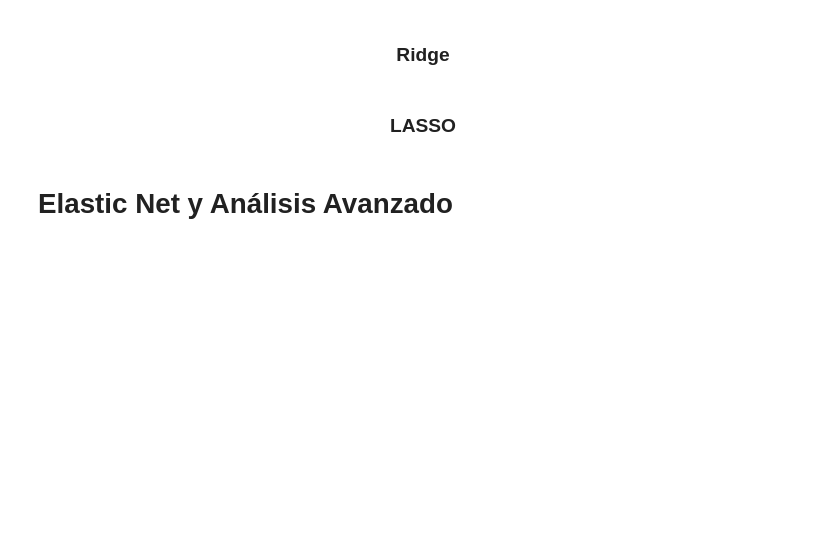
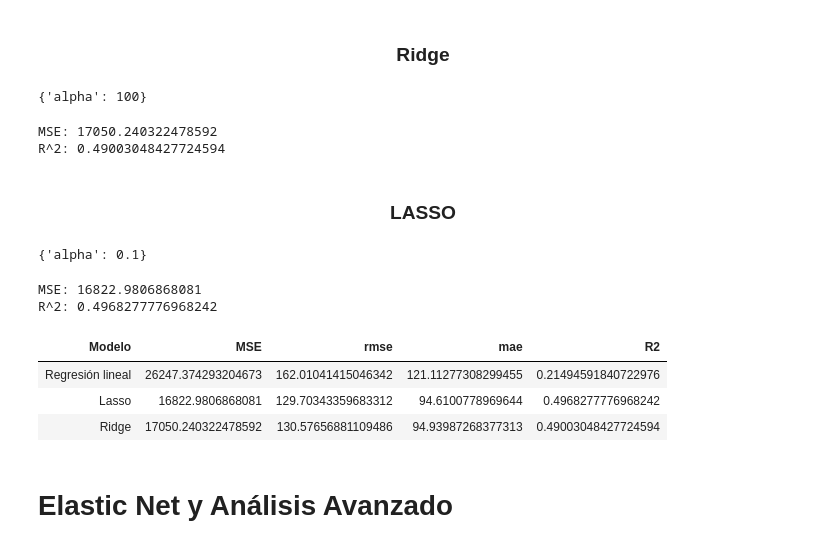
Before and after one commit to Inncubux/Taller1Data, a Jupyter notebook: AxelMondaca_SebastianHernandez.ipynb, the cells around one changed output. Cells and saved outputs as stored; diff of their text form; code cells hidden in the pictures; blank space fills up the shorter version.

```diff
--- a/AxelMondaca_SebastianHernandez.ipynb
+++ b/AxelMondaca_SebastianHernandez.ipynb
@@ -432,42 +447,57 @@ print(temp_vif, atemp_vif)
 # %% [markdown]
 <h3 align=center> Ridge </h3>
 # %%
-l2_optimizer = GridSearchCV(val, {'alpha': [0.001, 0.01, 0.1, 1, 10, 100, 1000]}, cv=5, scoring='r2') # modelo
+l2_optimizer = GridSearchCV(Ridge(), {'alpha': [0.001, 0.01, 0.1, 1, 10, 100, 1000]}, cv=5, scoring='r2') # modelo
 l2_optimizer.fit(X_train_mejorado, y_train_mejorado) # dobleces de la validación cruzada
 l2_optimizer.best_params_
+# %% [output]
+{'alpha': 100}
 # %%
 L2 = Ridge(alpha=l2_optimizer.best_params_["alpha"])
 L2.fit(X_train_mejorado, y_train_mejorado)
-y_pred = L2.predict(X_val_scaled)
-print(f'MSE: {mean_squared_error(y_test, y_pred)}')
-print(f'R^2: {r2_score(y_test, y_pred)}')
-ridge_mse = mean_squared_error(y_test, y_pred)
-ridge_r2 = r2_score(y_test, y_pred)
-rmse_ridge = np.sqrt(mse_mejorado)
-mae_ridge = mean_absolute_error(y_val_mejorado, y_pred_mejorado)
+y_pred = L2.predict(X_val_mejorado)
+print(f'MSE: {mean_squared_error(y_val_mejorado, y_pred)}')
+print(f'R^2: {r2_score(y_val_mejorado, y_pred)}')
+ridge_mse = mean_squared_error(y_val_mejorado, y_pred)
+ridge_r2 = r2_score(y_val_mejorado, y_pred)
+rmse_ridge = np.sqrt(ridge_mse)
+mae_ridge = mean_absolute_error(y_val_mejorado, y_pred)
+# %% [output]
+MSE: 17050.240322478592
+R^2: 0.49003048427724594
 # %% [markdown]
 <h3 align=center> LASSO</h3>
 # %%
-lasso_optimizer = GridSearchCV(val, {'alpha': [0.001, 0.01, 0.1, 1, 10, 100, 1000]}, cv=5, scoring='r2') # modelo
+lasso_optimizer = GridSearchCV(Lasso(), {'alpha': [0.001, 0.01, 0.1, 1, 10, 100, 1000]}, cv=5, scoring='r2') # modelo
 lasso_optimizer.fit(X_train_mejorado, y_train_mejorado) # dobleces de la validación cruzada
 lasso_optimizer.best_params_
+# %% [output]
+{'alpha': 0.1}
 # %%
-L1 = Lasso(alpha=lasso_optimizer)
+L1 = Lasso(alpha=lasso_optimizer.best_params_["alpha"])
 L1.fit(X_train_mejorado, y_train_mejorado)
-y_pred = L1.predict(X_val_scaled)
-print(f'MSE: {mean_squared_error(y_test, y_pred)}')
-print(f'R^2: {r2_score(y_test, y_pred)}')
-L1_MSE = mean_squared_error(y_test, y_pred)
-L1_R2 = r2_score(y_test, y_pred)
-rmse_LASSO = np.sqrt(mse_mejorado)
-mae_LASSo = mean_absolute_error(y_val_mejorado, y_pred_mejorado)
+y_pred = L1.predict(X_val_mejorado)
+print(f'MSE: {mean_squared_error(y_val_mejorado, y_pred)}')
+print(f'R^2: {r2_score(y_val_mejorado, y_pred)}')
+L1_MSE = mean_squared_error(y_val_mejorado, y_pred)
+L1_R2 = r2_score(y_val_mejorado, y_pred)
+rmse_LASSO = np.sqrt(L1_MSE)
+mae_LASSO = mean_absolute_error(y_val_mejorado, y_pred)
+# %% [output]
+MSE: 16822.9806868081
+R^2: 0.4968277776968242
 # %%
 table = PrettyTable()
 table.field_names = ["Modelo", "MSE", "rmse", "mae", "R2"]
 table.add_row(["Regresión lineal", mse, rmse, mae, r2])
-table.add_row(["Lasso", L1_MSE, L1_R2])
-table.add_row(["Ridge", ridge_mse, ridge_r2])
+table.add_row(["Lasso", L1_MSE, rmse_LASSO, mae_LASSO, L1_R2])
+table.add_row(["Ridge", ridge_mse, rmse_ridge, mae_ridge, ridge_r2])
 table
+# %% [output]
+| Modelo | MSE | rmse | mae | R2 |
+| Regresión lineal | 26247.374293204673 | 162.01041415046342 | 121.11277308299455 | 0.21494591840722976 |
+| Lasso | 16822.9806868081 | 129.70343359683312 | 94.6100778969644 | 0.4968277776968242 |
+| Ridge | 17050.240322478592 | 130.57656881109486 | 94.93987268377313 | 0.49003048427724594 |
 # %% [markdown]
 # Elastic Net y Análisis Avanzado
 # %% [markdown]
```
Also changed, not shown: parts of 7 cells of this notebook.
